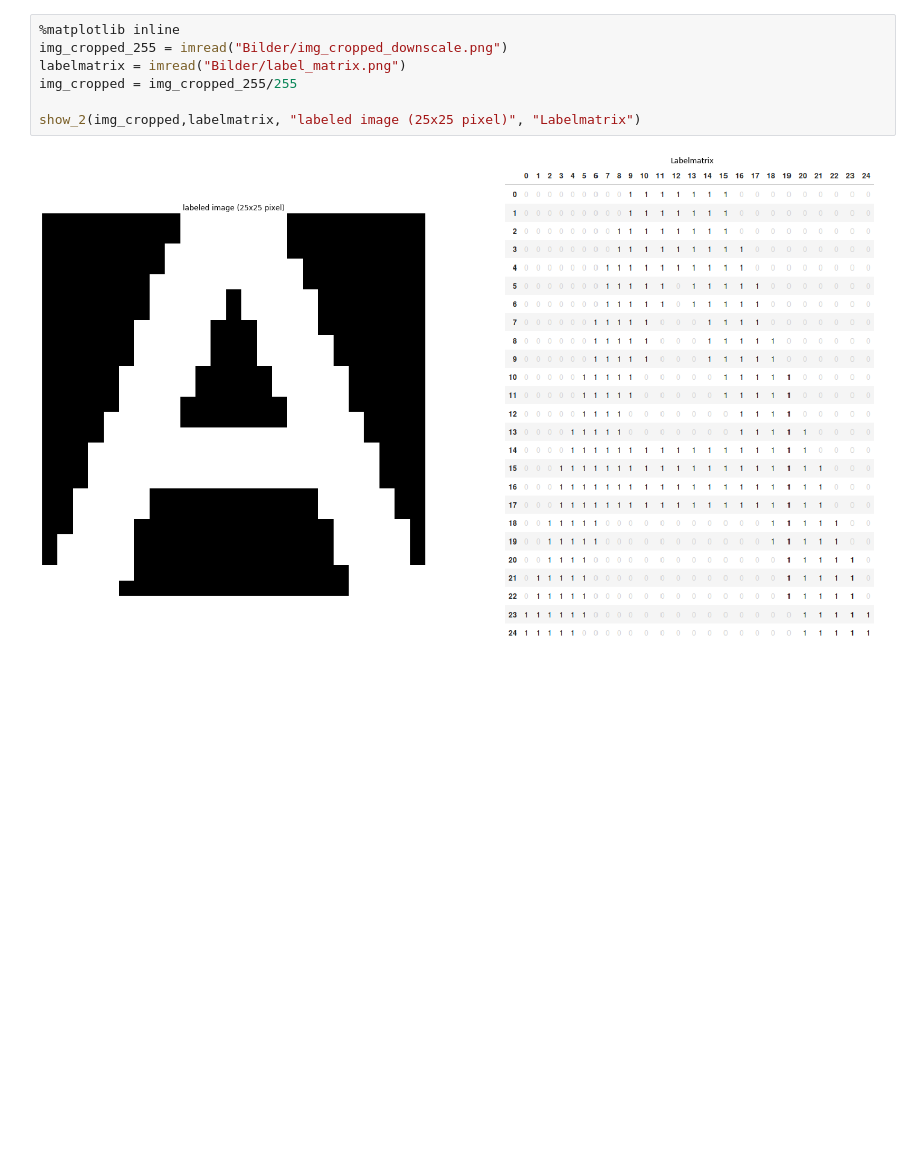
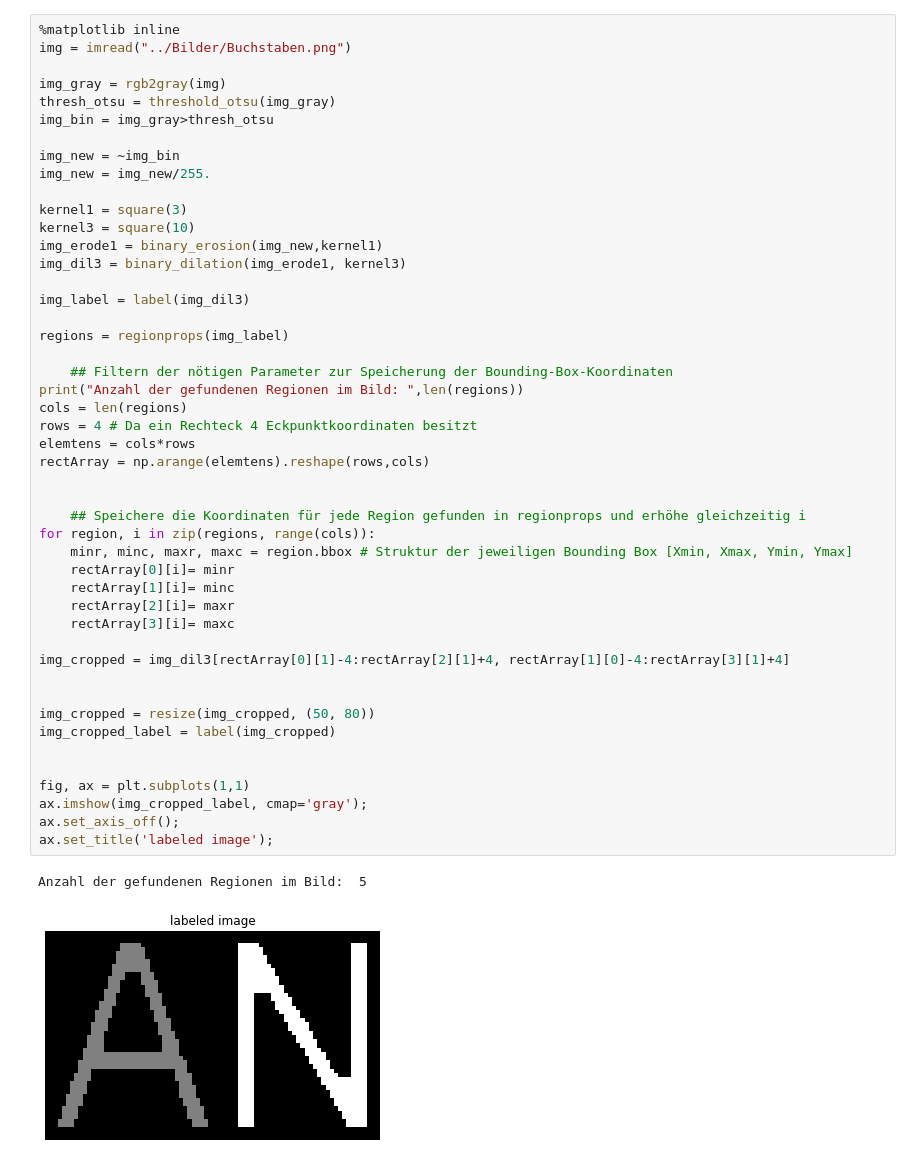
Before and after one commit to IENT/PTI, a Jupyter notebook: V6/Aufgaben/labelmatrix.ipynb, the cells around one changed output. Cells and saved outputs as stored; diff of their text form; blank space fills up the shorter version.

```diff
--- a/V6/Aufgaben/labelmatrix.ipynb
+++ b/V6/Aufgaben/labelmatrix.ipynb
@@ -41,9 +30,50 @@ Die Objektregionen werden in aufsteigender Reihenfolge durchnummeriert.
-# %%
-%matplotlib inline
-img_cropped_255 = imread("Bilder/img_cropped_downscale.png")
-labelmatrix = imread("Bilder/label_matrix.png")
-img_cropped = img_cropped_255/255
-
-show_2(img_cropped,labelmatrix, "labeled image (25x25 pixel)", "Labelmatrix")
-# %% [output]
-[figure, removed]
+# %%
+%matplotlib inline
+img = imread("../Bilder/Buchstaben.png")
+
+img_gray = rgb2gray(img)
+thresh_otsu = threshold_otsu(img_gray)
+img_bin = img_gray>thresh_otsu
+
+img_new = ~img_bin
+img_new = img_new/255.
+
+kernel1 = square(3)
+kernel3 = square(10)
+img_erode1 = binary_erosion(img_new,kernel1)
+img_dil3 = binary_dilation(img_erode1, kernel3)
+
+img_label = label(img_dil3)
+
+regions = regionprops(img_label)
+
+    ## Filtern der nötigen Parameter zur Speicherung der Bounding-Box-Koordinaten
+print("Anzahl der gefundenen Regionen im Bild: ",len(regions))
+cols = len(regions)
+rows = 4 # Da ein Rechteck 4 Eckpunktkoordinaten besitzt
+elemtens = cols*rows
+rectArray = np.arange(elemtens).reshape(rows,cols)
+
+
+    ## Speichere die Koordinaten für jede Region gefunden in regionprops und erhöhe gleichzeitig i
+for region, i in zip(regions, range(cols)):
+    minr, minc, maxr, maxc = region.bbox # Struktur der jeweiligen Bounding Box [Xmin, Xmax, Ymin, Ymax]
+    rectArray[0][i]= minr
+    rectArray[1][i]= minc
+    rectArray[2][i]= maxr
+    rectArray[3][i]= maxc
+
+img_cropped = img_dil3[rectArray[0][1]-4:rectArray[2][1]+4, rectArray[1][0]-4:rectArray[3][1]+4]
+
+
+img_cropped = resize(img_cropped, (50, 80))
+img_cropped_label = label(img_cropped)
+
+
+fig, ax = plt.subplots(1,1)
+ax.imshow(img_cropped_label, cmap='gray');
+ax.set_axis_off();
+ax.set_title('labeled image');
+# %% [output]
+Anzahl der gefundenen Regionen im Bild:  5
+[figure, added]
```
Also changed, not shown: parts of 4 cells of this notebook, 14 other files.
